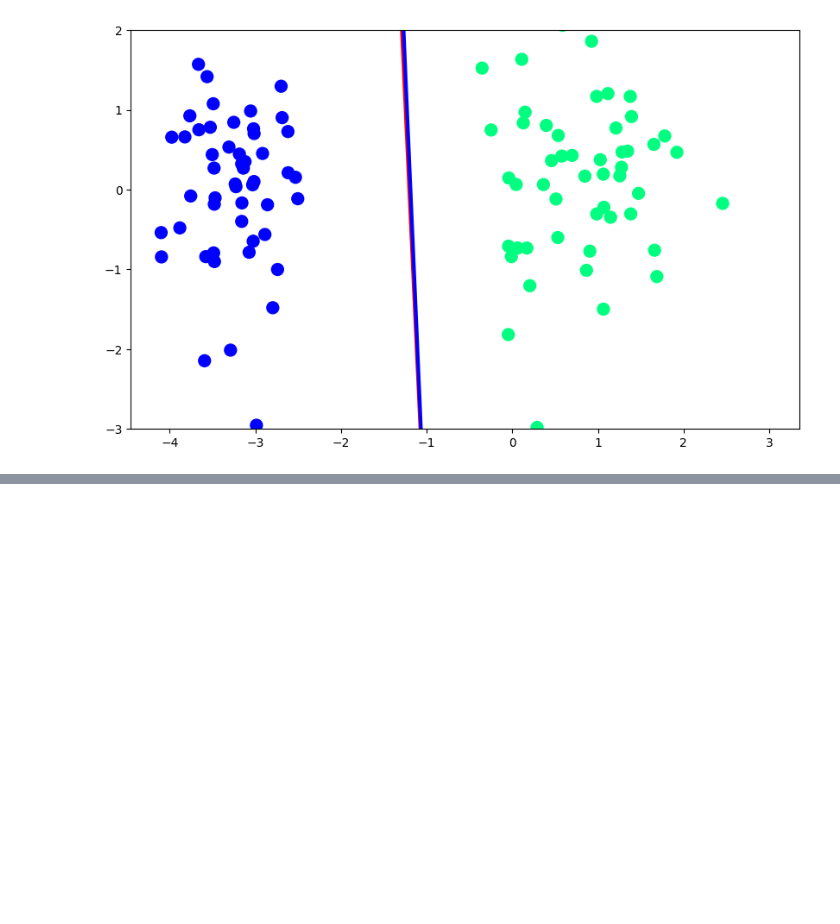
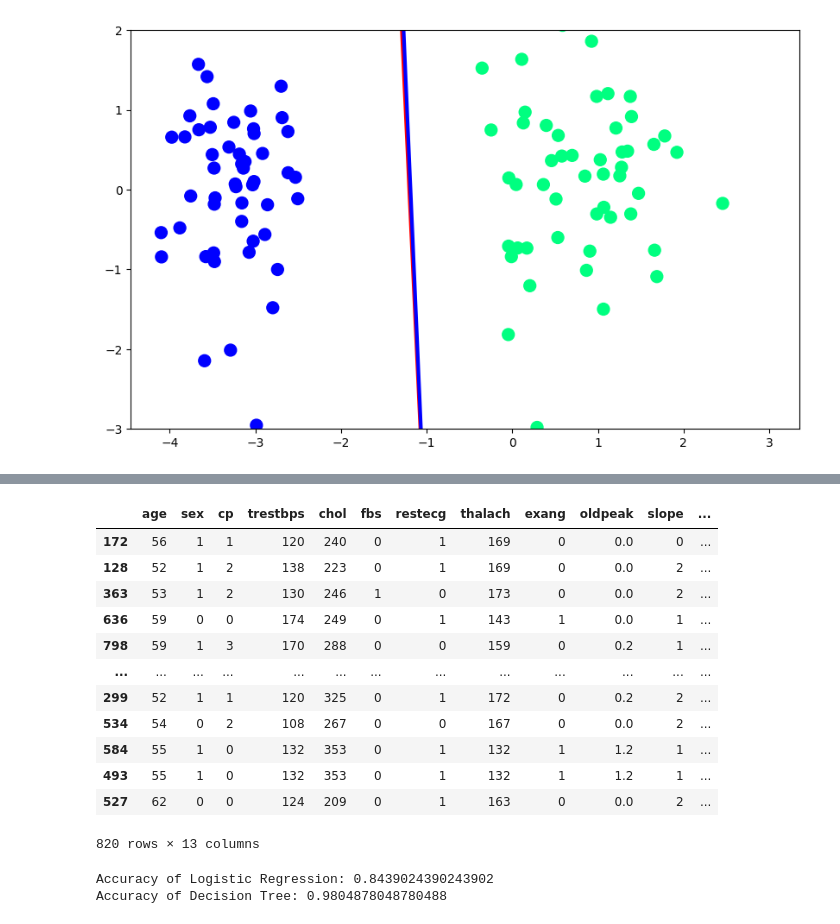
Before and after one commit to suddhu1/COESIS30Day, a Jupyter notebook: DAY_1/logisticRegression.ipynb, the cells around one changed output, grey strips where cells are left out. Drawn from its saved outputs; the diff is of its cells as text; code cells hidden in the pictures; blank space fills up the shorter version.

```diff
--- a/DAY_1/logisticRegression.ipynb
+++ b/DAY_1/logisticRegression.ipynb
@@ -210,0 +243,6 @@ plt.ylim(-3, 2)
+# %%
+clf1 = LogisticRegression()
+clf2 = DecisionTreeClassifier()
+# %%
+clf1.fit(X_train, y_train)
+clf2.fit(X_train, y_train)
@@ -210,0 +274,16 @@ plt.ylim(-3, 2)
+# %%
+X_train
+# %% [output]
+|  | age | sex | cp | trestbps | chol | fbs | restecg | thalach | exang | oldpeak | slope | ... |
+| 172 | 56 | 1 | 1 | 120 | 240 | 0 | 1 | 169 | 0 | 0.0 | 0 | ... |
+| 128 | 52 | 1 | 2 | 138 | 223 | 0 | 1 | 169 | 0 | 0.0 | 2 | ... |
+| 363 | 53 | 1 | 2 | 130 | 246 | 1 | 0 | 173 | 0 | 0.0 | 2 | ... |
+| 636 | 59 | 0 | 0 | 174 | 249 | 0 | 1 | 143 | 1 | 0.0 | 1 | ... |
+| 798 | 59 | 1 | 3 | 170 | 288 | 0 | 0 | 159 | 0 | 0.2 | 1 | ... |
+| ... | ... | ... | ... | ... | ... | ... | ... | ... | ... | ... | ... | ... |
+| 299 | 52 | 1 | 1 | 120 | 325 | 0 | 1 | 172 | 0 | 0.2 | 2 | ... |
+| 534 | 54 | 0 | 2 | 108 | 267 | 0 | 0 | 167 | 0 | 0.0 | 2 | ... |
+| 584 | 55 | 1 | 0 | 132 | 353 | 0 | 1 | 132 | 1 | 1.2 | 1 | ... |
+| 493 | 55 | 1 | 0 | 132 | 353 | 0 | 1 | 132 | 1 | 1.2 | 1 | ... |
+| 527 | 62 | 0 | 0 | 124 | 209 | 0 | 1 | 163 | 0 | 0.0 | 2 | ... |
+820 rows × 13 columns
@@ -210,0 +293,7 @@ plt.ylim(-3, 2)
+# %%
+from sklearn.metrics import accuracy_score, confusion_matrix
+print("Accuracy of Logistic Regression:", accuracy_score(y_test, y_pred1))
+print("Accuracy of Decision Tree:", accuracy_score(y_test, y_pred2))
+# %% [output]
+Accuracy of Logistic Regression: 0.8439024390243902
+Accuracy of Decision Tree: 0.9804878048780488
```
Also changed, not shown: parts of 13 cells of this notebook, 1 other file.
